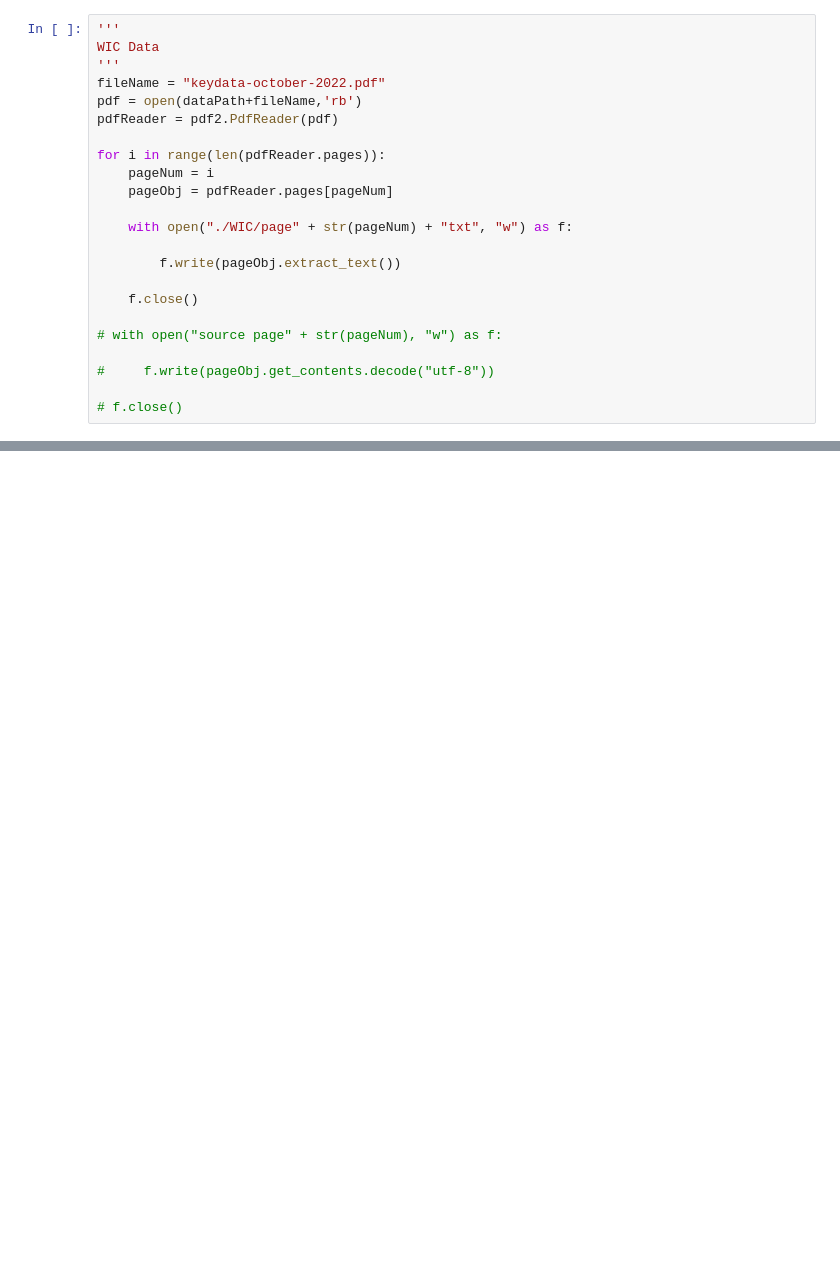
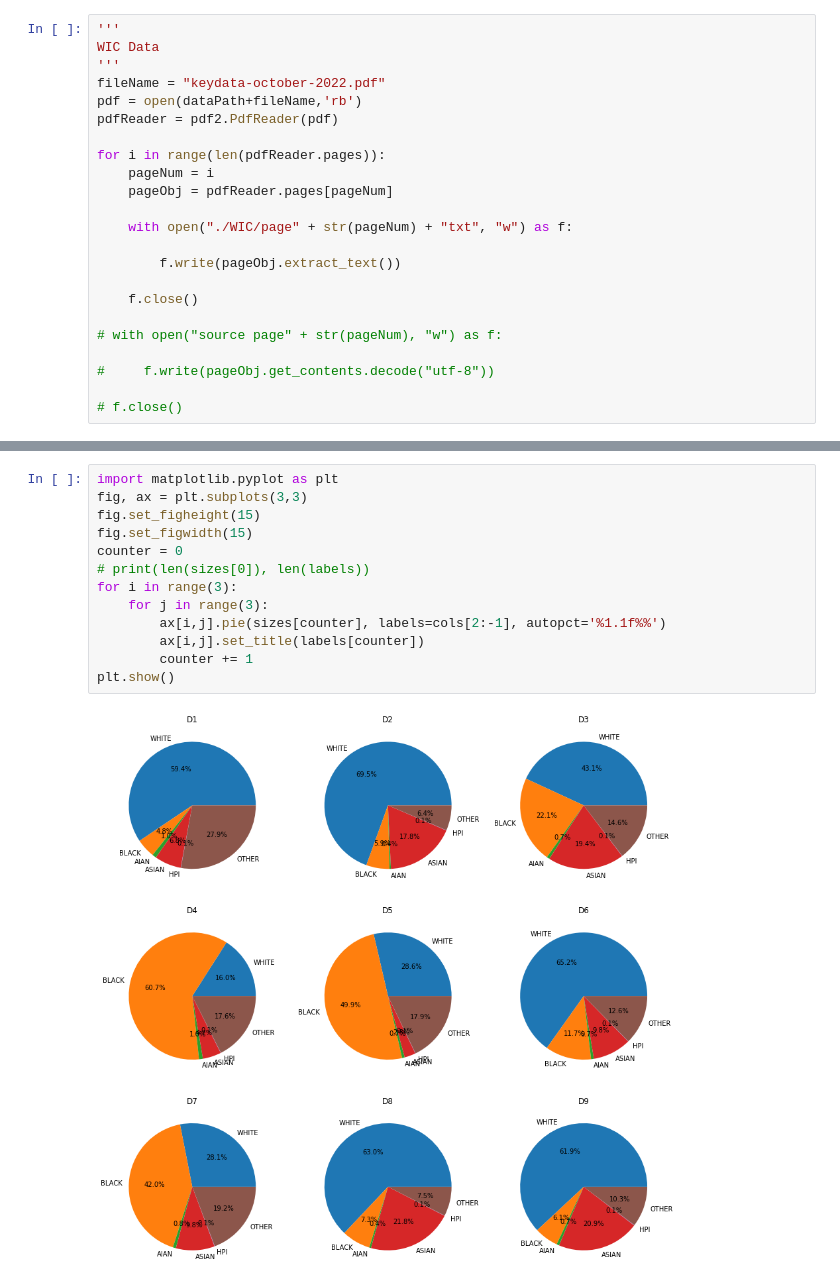
Before and after one commit to BU-Spark/ds-councilor-lara-ubi, a Jupyter notebook: spring23-team-1/backgroundAnalytics/JiaheAnalytics.ipynb, the cells around one changed output, grey strips where cells are left out. Saved outputs shown, nothing was run; the diff lists cells and outputs as text; blank space fills up the shorter version.

```diff
--- a/spring23-team-1/backgroundAnalytics/JiaheAnalytics.ipynb
+++ b/spring23-team-1/backgroundAnalytics/JiaheAnalytics.ipynb
@@ -102 +115,16 @@ plt.show()
+# %%
+import matplotlib.pyplot as plt
+fig, ax = plt.subplots(3,3)
+fig.set_figheight(15)
+fig.set_figwidth(15)
+counter = 0
+# print(len(sizes[0]), len(labels))
+for i in range(3):
+    for j in range(3):
+        ax[i,j].pie(sizes[counter], labels=cols[2:-1], autopct='%1.1f%%')
+        ax[i,j].set_title(labels[counter])
+        counter += 1
+plt.show()
+# %% [output]
+[figure, added]
 # %%
```
Also changed, not shown: parts of 2 cells of this notebook.
